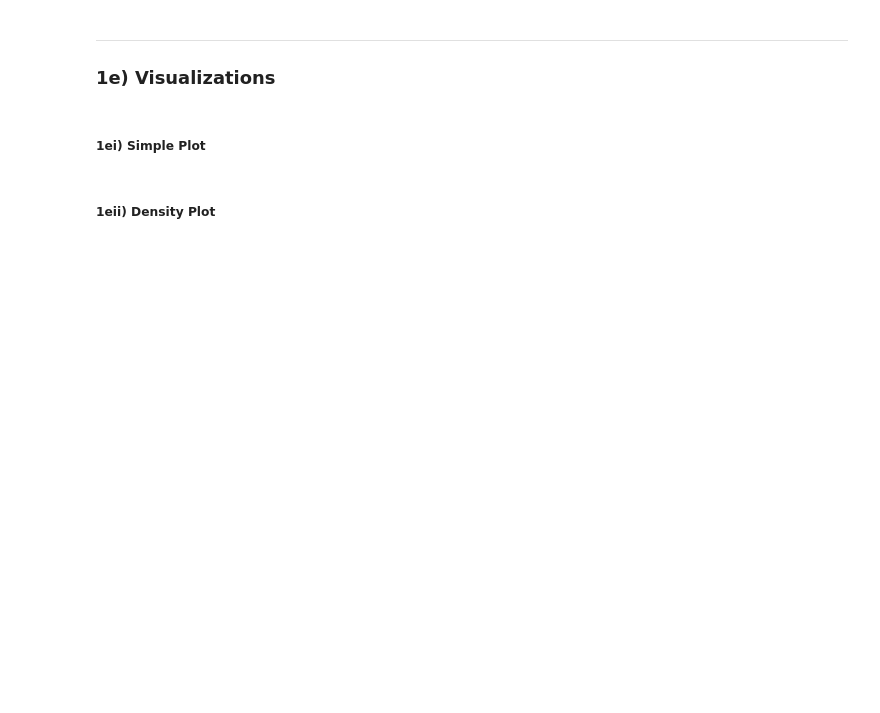
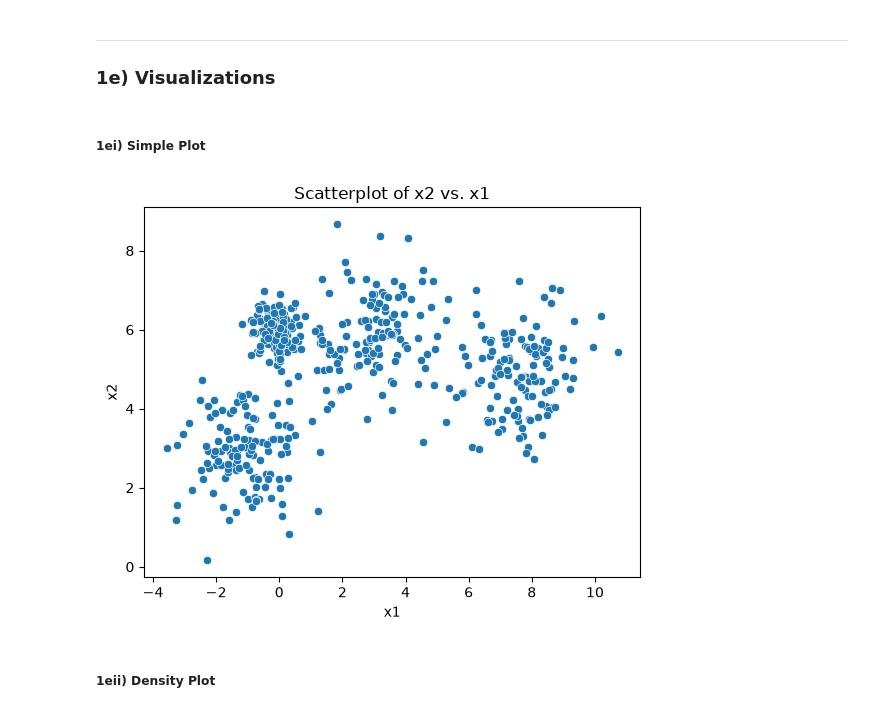
Before and after one commit to Jared-Wood135/DU-COMP4432-Machine-Learning, a Jupyter notebook: Assignments/5.ipynb, the cells around one changed output. Drawn from its saved outputs; the diff is of its cells as text; code cells hidden in the pictures; blank space fills up the shorter version.

```diff
--- a/Assignments/5.ipynb
+++ b/Assignments/5.ipynb
@@ -127,3 +127,7 @@ warnings.filterwarnings("ignore", category=DeprecationWarning)
 </div>
 # %% [markdown]
 ### 1a) Importing
+# %%
+# Read in the specific dataset for clustering assignment
+df = pd.read_csv('Assignment5_Data.csv')
+df.head()
@@ -145,5 +183,12 @@ warnings.filterwarnings("ignore", category=DeprecationWarning)
 ### 1e) Visualizations
 # %% [markdown]
 ##### 1ei) Simple Plot
+# %%
+# Show the 500 points on the plot
+plt.title('Scatterplot of x2 vs. x1')
+sns.scatterplot(df, x=df['x1'], y=df['x2'])
+plt.show()
+# %% [output]
+[figure, added]
 # %% [markdown]
 ##### 1eii) Density Plot
```
Also changed, not shown: parts of 6 cells of this notebook.
